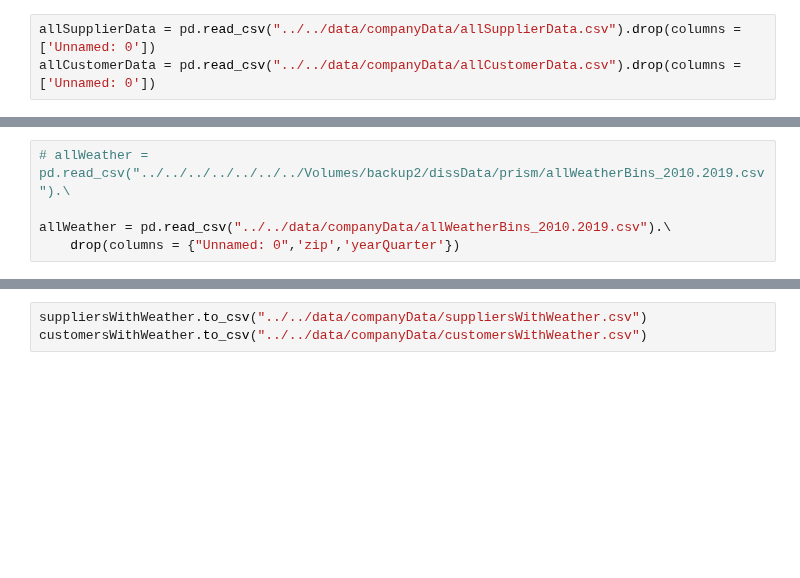
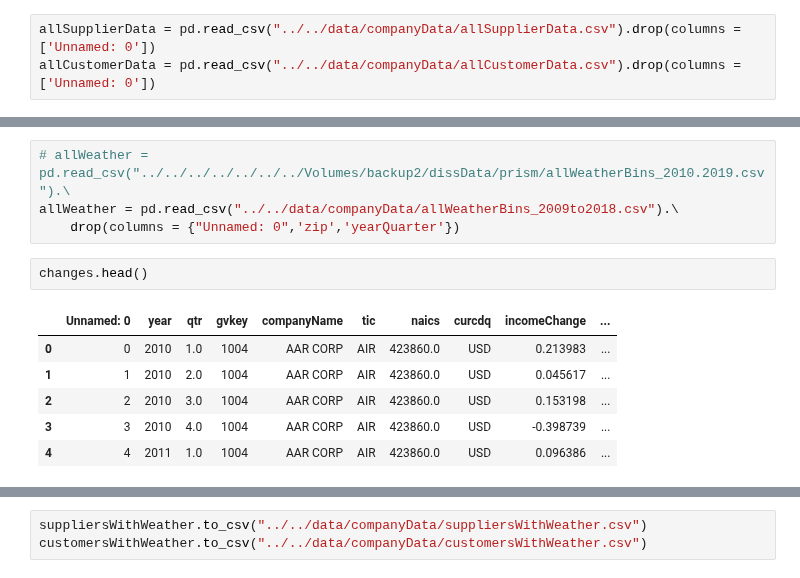
Before and after one commit to brianreed21/extremes, a Jupyter notebook: extremesCleaningCode/linkingExecute.ipynb, the cells around one changed output, grey strips where cells are left out. Drawn from its saved outputs; the diff is of its cells as text; blank space fills up the shorter version.

```diff
--- a/extremesCleaningCode/linkingExecute.ipynb
+++ b/extremesCleaningCode/linkingExecute.ipynb
@@ -213,5 +325,13 @@ print(allCustomerData.shape,allSupplierData.shape)
 # %%
 # allWeather = pd.read_csv("../../../../../../../Volumes/backup2/dissData/prism/allWeatherBins_2010.2019.csv").\
-
-allWeather = pd.read_csv("../../data/companyData/allWeatherBins_2010.2019.csv").\
+allWeather = pd.read_csv("../../data/companyData/allWeatherBins_2009to2018.csv").\
     drop(columns = {"Unnamed: 0",'zip','yearQuarter'})
+# %%
+changes.head()
+# %% [output]
+|  | Unnamed: 0 | year | qtr | gvkey | companyName | tic | naics | curcdq | incomeChange | ... |
+| 0 | 0 | 2010 | 1.0 | 1004 | AAR CORP | AIR | 423860.0 | USD | 0.213983 | ... |
+| 1 | 1 | 2010 | 2.0 | 1004 | AAR CORP | AIR | 423860.0 | USD | 0.045617 | ... |
+| 2 | 2 | 2010 | 3.0 | 1004 | AAR CORP | AIR | 423860.0 | USD | 0.153198 | ... |
+| 3 | 3 | 2010 | 4.0 | 1004 | AAR CORP | AIR | 423860.0 | USD | -0.398739 | ... |
+| 4 | 4 | 2011 | 1.0 | 1004 | AAR CORP | AIR | 423860.0 | USD | 0.096386 | ... |
```
Also changed, not shown: parts of 50 cells of this notebook, 5 other files.
